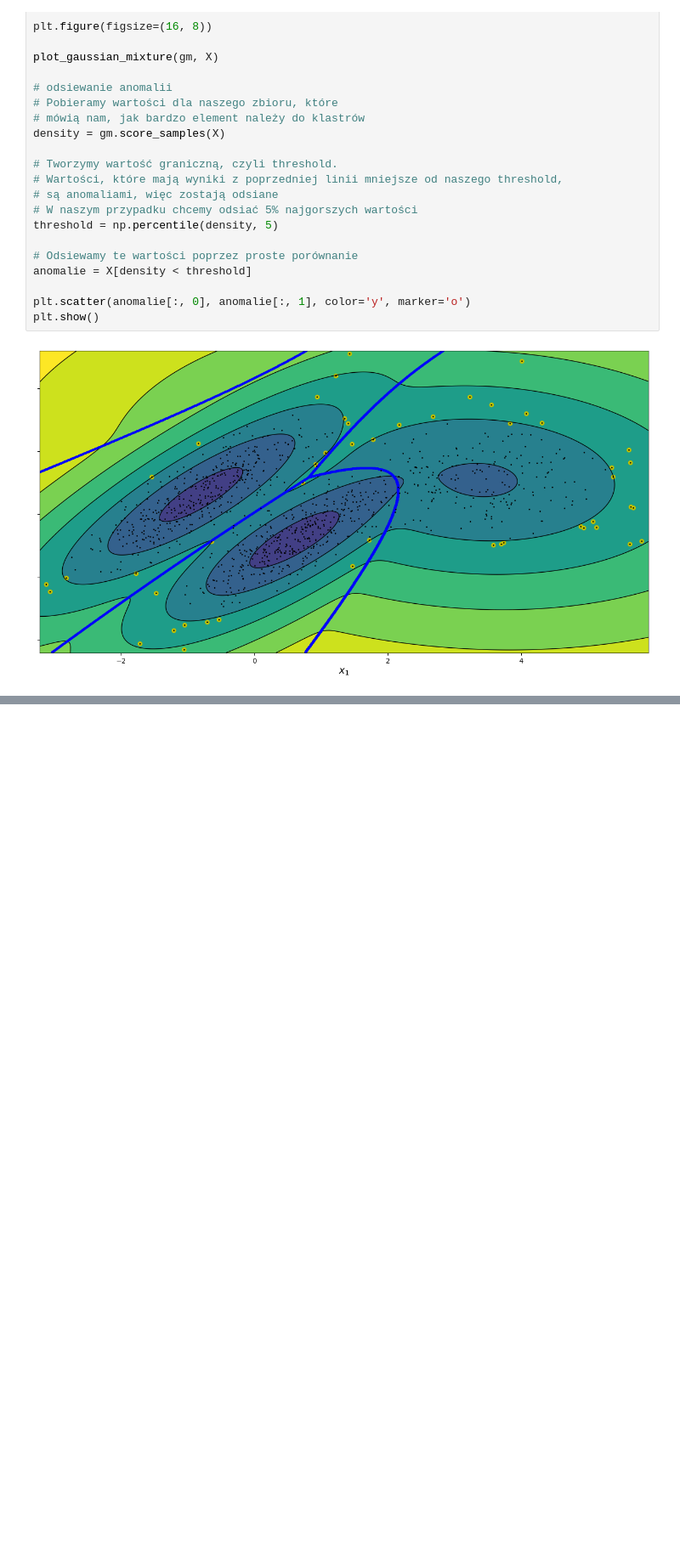
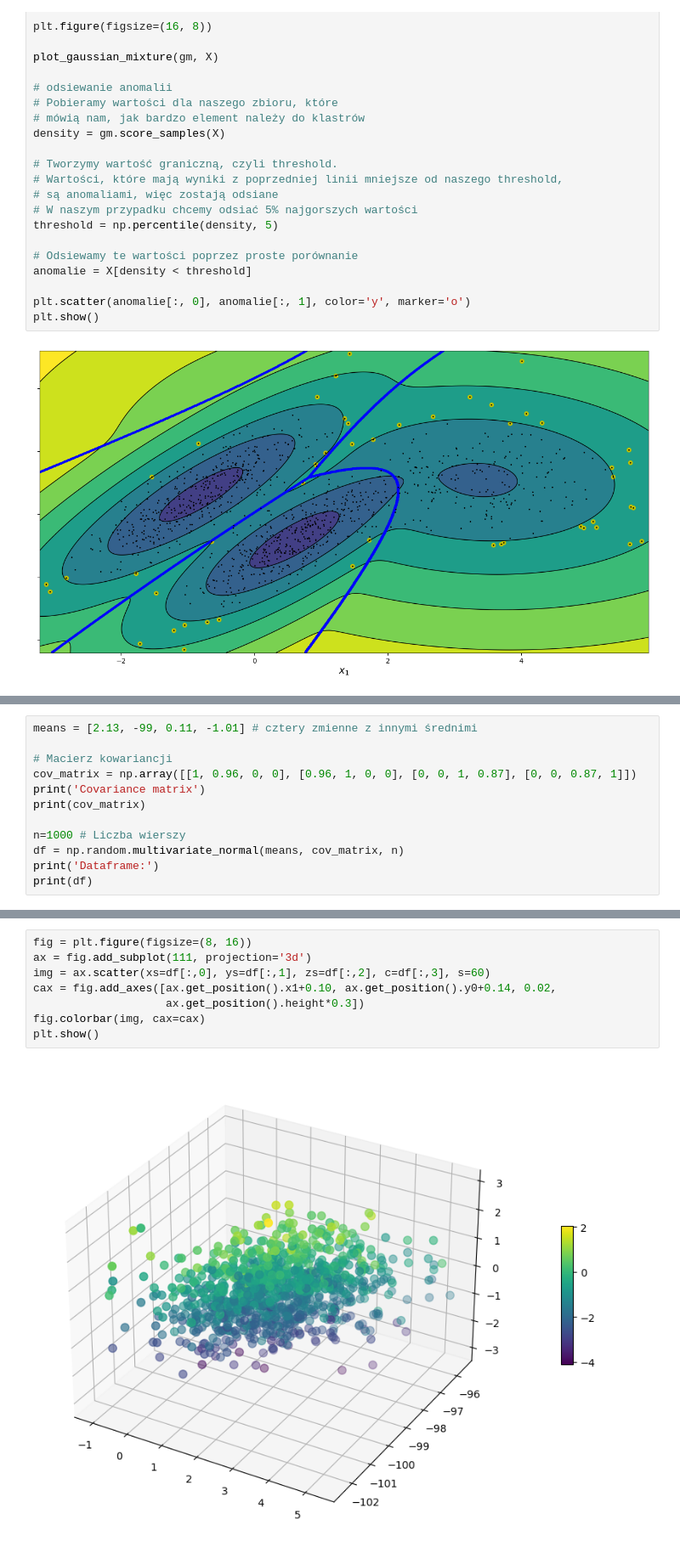
Before and after one commit to magdalenaszczesna93/modul_16, a Jupyter notebook: 16_Unsupervised_learning.ipynb, the cells around one changed output, grey strips where cells are left out. Shown at 85% size. Cells and saved outputs as stored; diff of their text form; blank space fills up the shorter version.

```diff
--- a/16_Unsupervised_learning.ipynb
+++ b/16_Unsupervised_learning.ipynb
@@ -634,0 +639,12 @@ plt.show()
+# %%
+means = [2.13, -99, 0.11, -1.01] # cztery zmienne z innymi średnimi
+
+# Macierz kowariancji
+cov_matrix = np.array([[1, 0.96, 0, 0], [0.96, 1, 0, 0], [0, 0, 1, 0.87], [0, 0, 0.87, 1]])
+print('Covariance matrix')
+print(cov_matrix)
+
+n=1000 # Liczba wierszy
+df = np.random.multivariate_normal(means, cov_matrix, n)
+print('Dataframe:')
+print(df)
@@ -634,0 +665,10 @@ plt.show()
+# %%
+fig = plt.figure(figsize=(8, 16))
+ax = fig.add_subplot(111, projection='3d')
+img = ax.scatter(xs=df[:,0], ys=df[:,1], zs=df[:,2], c=df[:,3], s=60)
+cax = fig.add_axes([ax.get_position().x1+0.10, ax.get_position().y0+0.14, 0.02,
+                    ax.get_position().height*0.3])
+fig.colorbar(img, cax=cax)
+plt.show()
+# %% [output]
+[figure, added]
```
Also changed, not shown: parts of 33 cells of this notebook.
